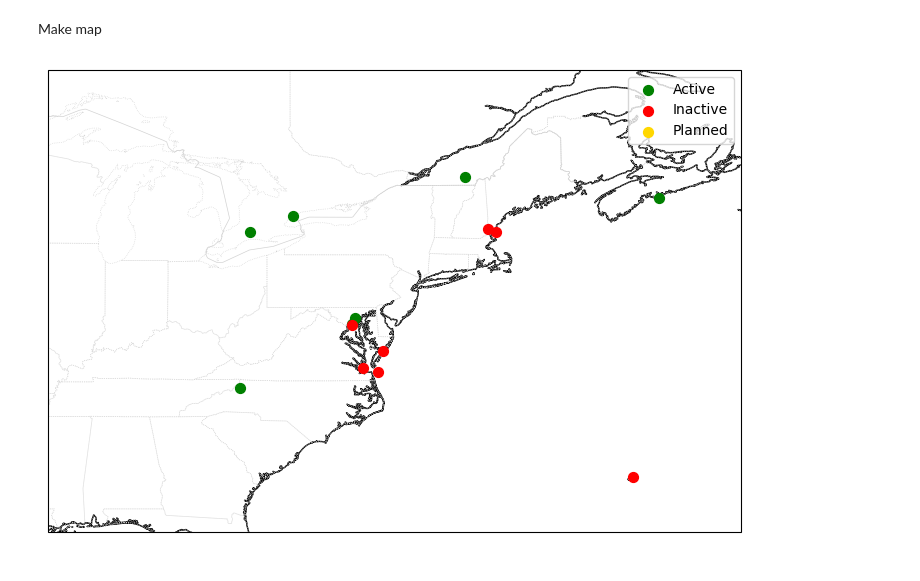
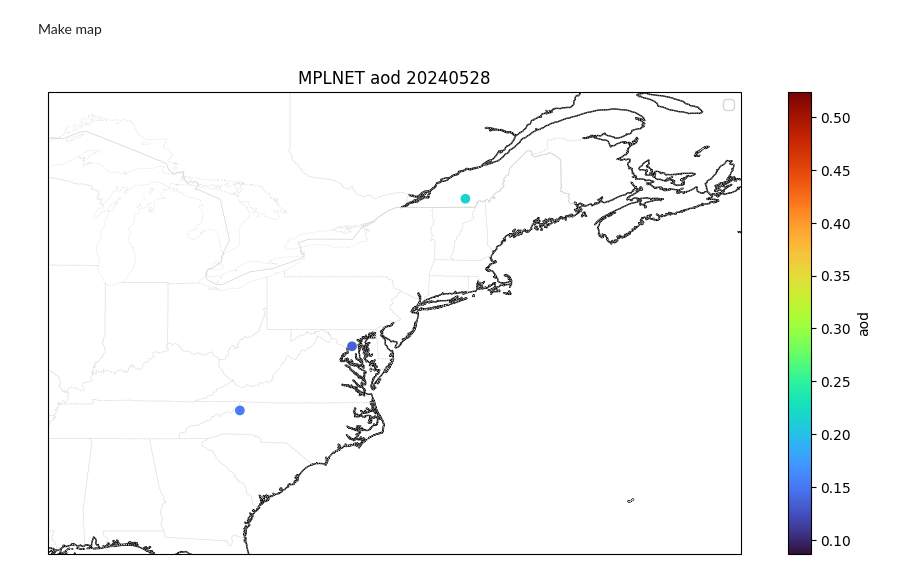
Before and after one commit to jrlewis-umbc/MPLNET, a Jupyter notebook: mplnet_map.ipynb, the cells around one changed output. Cells and saved outputs as stored; diff of their text form; code cells hidden in the pictures.

```diff
--- a/mplnet_map.ipynb
+++ b/mplnet_map.ipynb
@@ -31,16 +31,16 @@ from google.colab import files
 Customize inputs and retrieve site locations from Web Services API
 # %%
 version = "V3"                  # Enter V2 or V3
-level = "L1"                    # Enter L1, L15, or L2 (if available)
-product = "Status"              # Enter Status, NRB, CLD, AER, or PBL (Note: If "Status" is chosen other inputs are ignored)
-start_date_str = None     # Enter in YYYYMMDD format or None to plot all MPLNET sites
-end_date_str = "20240531"       # Enter in YYYYMMDD format
+level = "L15"                    # Enter L1, L15, or L2 (if available)
+product = "AER"              # Enter Status, NRB, CLD, AER, or PBL (Note: If "Status" is chosen other inputs are ignored)
+start_date_str = "20240528"           # Enter in YYYYMMDD format or None to plot all MPLNET sites
+end_date_str = "20240528"       # Enter in YYYYMMDD format
 var = "aod"               #Variable to plot (aod, angstrom_exponent, lidar_ratio, sunphoto_lidar_ratio, aodprf, backscatter, backscatter_ratio, extinction)
 altitude = None           #If you want to look at a value for specific altitude for a 2D variable, enter a value here
 altitude_min = None       #If you want to look at a value averaged/integrated over a specific altitude range, add minimum value of interest here
 altitude_max = None       #If you want to look at a value averaged/integrated over a specific altitude range, add maximum value of interest here
 statistic = "integrated"  #If you want to look at a value averaged over a specific altitude range, write "averaged" here. If you want to look at a value integrated over a specific altitude range, write "integrated" here.
-confidence = None         #"high", "moderate", "low", or None
+confidence = "moderate"         #"high", "moderate", "low", or None
 day_or_night = None       #"day", "night", or None if you want to look at all times
 map_lons = [-90, -60]
 map_lats = [30, 50]
@@ -181,12 +181,11 @@ if product != "Status":
         current_date += delta
 
     else:
-      day_or_night = ""
       while current_date <= end_date:
-        year = current_date.strftime("%Y")
-        month = current_date.strftime("%m")
-        day = current_date.strftime("%d")
-        data_url = 'https://mplnet.gsfc.nasa.gov/download?version=V'+str(version)+'&level=L'+str(level)+'&product='+product+'&site='+site+"&year="+year+"&month="+month+"&day="+day
+        yyyy = current_date.strftime("%Y")
+        mm = current_date.strftime("%m")
+        dd = current_date.strftime("%d")
+        data_url = 'https://mplnet.gsfc.nasa.gov/download?version='+version+'&level='+level+'&product='+product+'&site='+site+"&year="+yyyy+"&month="+mm+"&day="+dd
         response = requests.get(data_url)   #retrieves data from the URL
         response.raise_for_status()   #confirms that the URL exists
 
@@ -290,41 +289,58 @@ if product == "Status":
     label="Planned",
     s=50,
     transform=ccrs.PlateCarree()
   )
+
 else:
   average_df = (results_df.groupby(["Site", "Latitude", "Longitude"], as_index=False)[var].mean()) #stores the average across the dates of interest
   geometry = [Point(xy) for xy in zip(site_df["Longitude"], site_df["Latitude"])]
   gdf = gpd.GeoDataFrame(site_df, geometry=geometry)
   gdf.set_crs(epsg=4326, inplace=True)
 
   scatter_plot = ax.scatter(
       average_df["Longitude"],
       average_df["Latitude"],
       c=average_df[var],
       cmap="turbo",
       transform=ccrs.PlateCarree()
   )
   fig.colorbar(scatter_plot, ax=ax, orientation="vertical", label=var)
   if start_date_str == end_date_str:
-    if altitude is not None:
-      plt.title("MPLNET "+var+" at "+str(altitude) +"km "+start_date_str+" "+day_or_night)
-    elif altitude_min is not None and altitude_max is not None:
-      plt.title("MPLNET "+var+" "+statistic+" from "+str(altitude_min) +"km to "+str(altitude_max)+"km "+start_date_str+" "+day_or_night)
+    if day_or_night is None:
+      if altitude is not None:
+        plt.title("MPLNET "+var+" at "+str(altitude) +"km "+start_date_str)
+      elif altitude_min is not None and altitude_max is not None:
+        plt.title("MPLNET "+var+" "+statistic+" from "+str(altitude_min) +"km to "+str(altitude_max)+"km "+start_date_str)
+      else:
+        plt.title("MPLNET "+var+" "+start_date_str)
     else:
-      plt.title("MPLNET "+var+" "+start_date_str+" "+day_or_night)
+      if altitude is not None:
+        plt.title("MPLNET "+var+" at "+str(altitude) +"km "+start_date_str+" "+day_or_night)
+      elif altitude_min is not None and altitude_max is not None:
+        plt.title("MPLNET "+var+" "+statistic+" from "+str(altitude_min) +"km to "+str(altitude_max)+"km "+start_date_str+" "+day_or_night)
+      else:
+        plt.title("MPLNET "+var+" "+start_date_str+" "+day_or_night)
   else:
-    if altitude is not None:
-      plt.title("MPLNET "+var+" at "+str(altitude) +"km "+start_date_str+" to "+end_date_str+" "+day_or_night)
-    elif altitude_min is not None and altitude_max is not None:
-      plt.title("MPLNET "+var+" "+statistic+" from "+str(altitude_min) +"km to "+str(altitude_max)+"km "+start_date_str+" to "+end_date_str+" "+day_or_night)
+    if day_or_night is None:
+      if altitude is not None:
+        plt.title("MPLNET "+var+" at "+str(altitude) +"km "+start_date_str+" to "+end_date_str)
+      elif altitude_min is not None and altitude_max is not None:
+        plt.title("MPLNET "+var+" "+statistic+" from "+str(altitude_min) +"km to "+str(altitude_max)+"km "+start_date_str+" to "+end_date_str)
+      else:
+        plt.title("MPLNET "+var+" "+start_date_str+" to "+end_date_str)
     else:
-      plt.title("MPLNET "+var+" "+start_date_str+" to "+end_date_str+" "+day_or_night)
+      if altitude is not None:
+        plt.title("MPLNET "+var+" at "+str(altitude) +"km "+start_date_str+" to "+end_date_str+" "+day_or_night)
+      elif altitude_min is not None and altitude_max is not None:
+        plt.title("MPLNET "+var+" "+statistic+" from "+str(altitude_min) +"km to "+str(altitude_max)+"km "+start_date_str+" to "+end_date_str+" "+day_or_night)
+      else:
+        plt.title("MPLNET "+var+" "+start_date_str+" to "+end_date_str+" "+day_or_night)
 
 ax.set_xlim(map_lons)
 ax.set_ylim(map_lats)
 plt.legend()
 title = plt.gca().get_title()
 plt.savefig(title+".png", bbox_inches="tight", dpi=300)
 plt.show()
 # %% [output]
-[figure, old version]
+[figure, new version]
```
